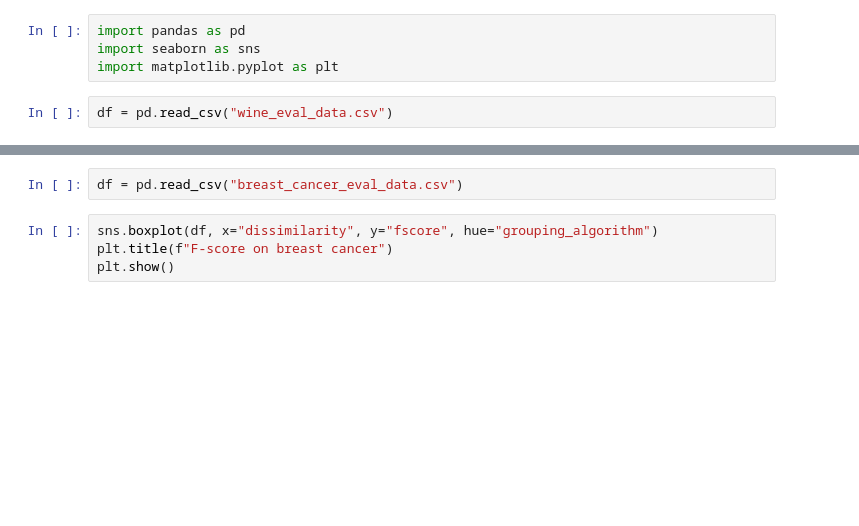
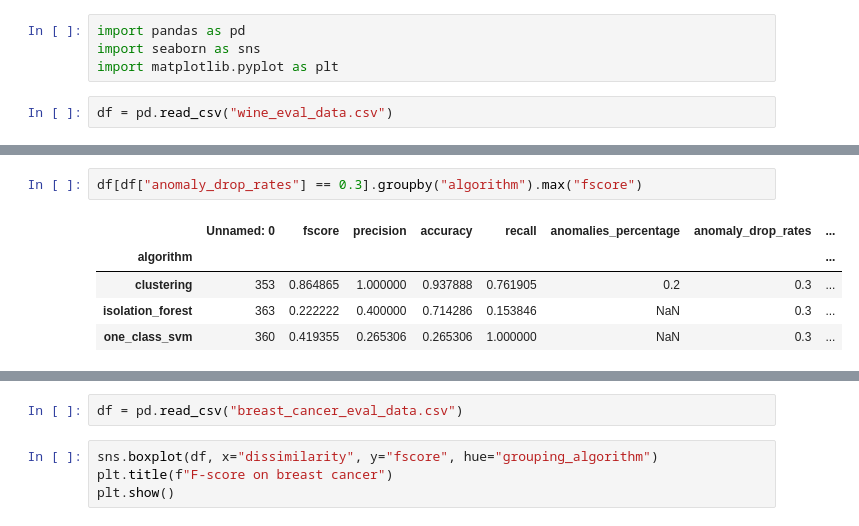
Before and after one commit to ppawel11/ZUM-AnomalyDetection, a Jupyter notebook: analyse_eval_data.ipynb, the cells around one changed output, grey strips where cells are left out. Cells and saved outputs as stored; diff of their text form; blank space fills up the shorter version.

Commit message:
anomaly classifiers evaluation

```diff
--- a/analyse_eval_data.ipynb
+++ b/analyse_eval_data.ipynb
@@ -31,3 +35,11 @@ plt.show()
+# %%
+df[df["anomaly_drop_rates"] == 0.3].groupby("algorithm").max("fscore")
+# %% [output]
+|  | Unnamed: 0 | fscore | precision | accuracy | recall | anomalies_percentage | anomaly_drop_rates | ... |
+| algorithm |  |  |  |  |  |  |  | ... |
+| clustering | 353 | 0.864865 | 1.000000 | 0.937888 | 0.761905 | 0.2 | 0.3 | ... |
+| isolation_forest | 363 | 0.222222 | 0.400000 | 0.714286 | 0.153846 | NaN | 0.3 | ... |
+| one_class_svm | 360 | 0.419355 | 0.265306 | 0.265306 | 1.000000 | NaN | 0.3 | ... |
 # %%
 df[df["anomaly_drop_rates"] == 0.3].groupby(["grouping_algorithm", "dissimilarity"]).max("fscore")
 # %% [output]
```
Also changed, not shown: parts of 15 cells of this notebook, 4 other files.
